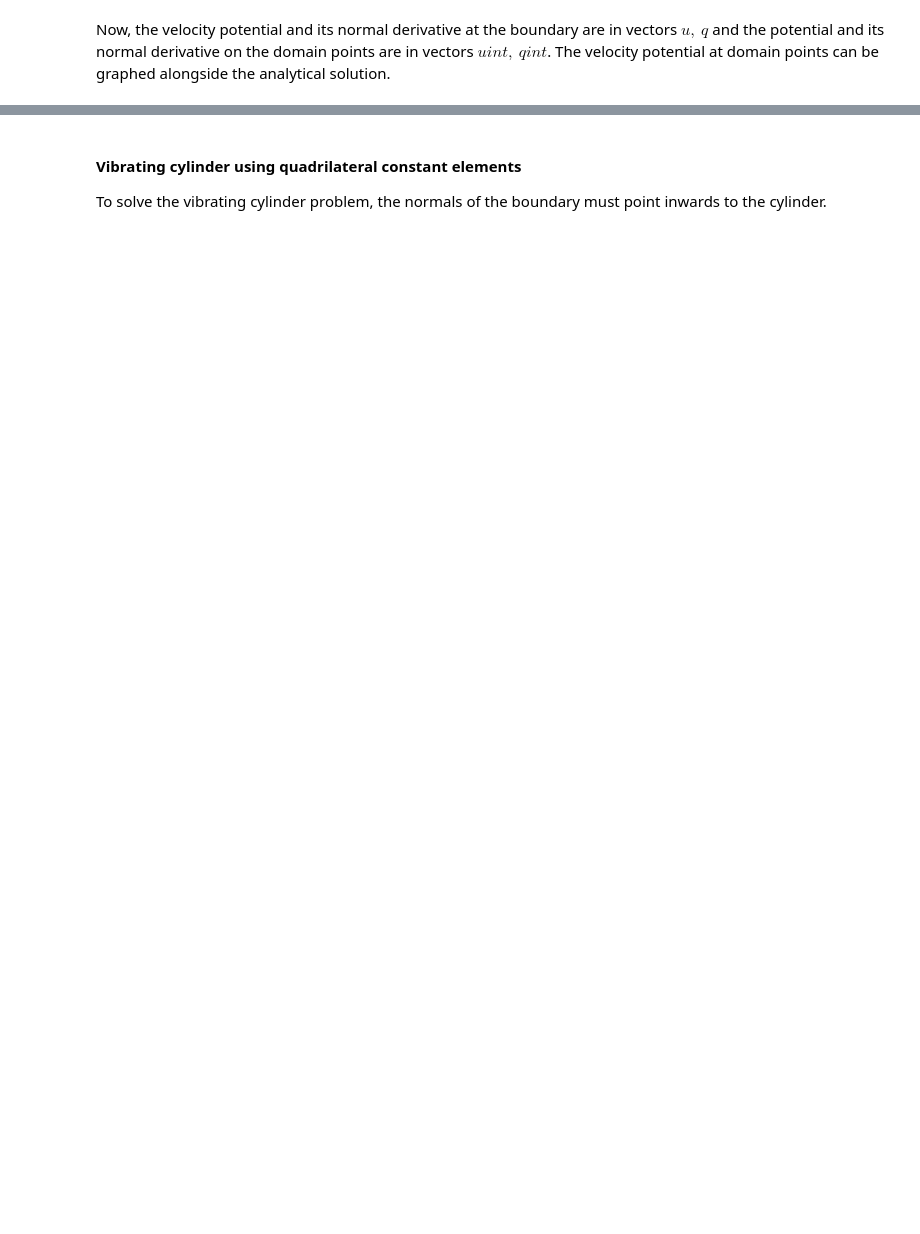
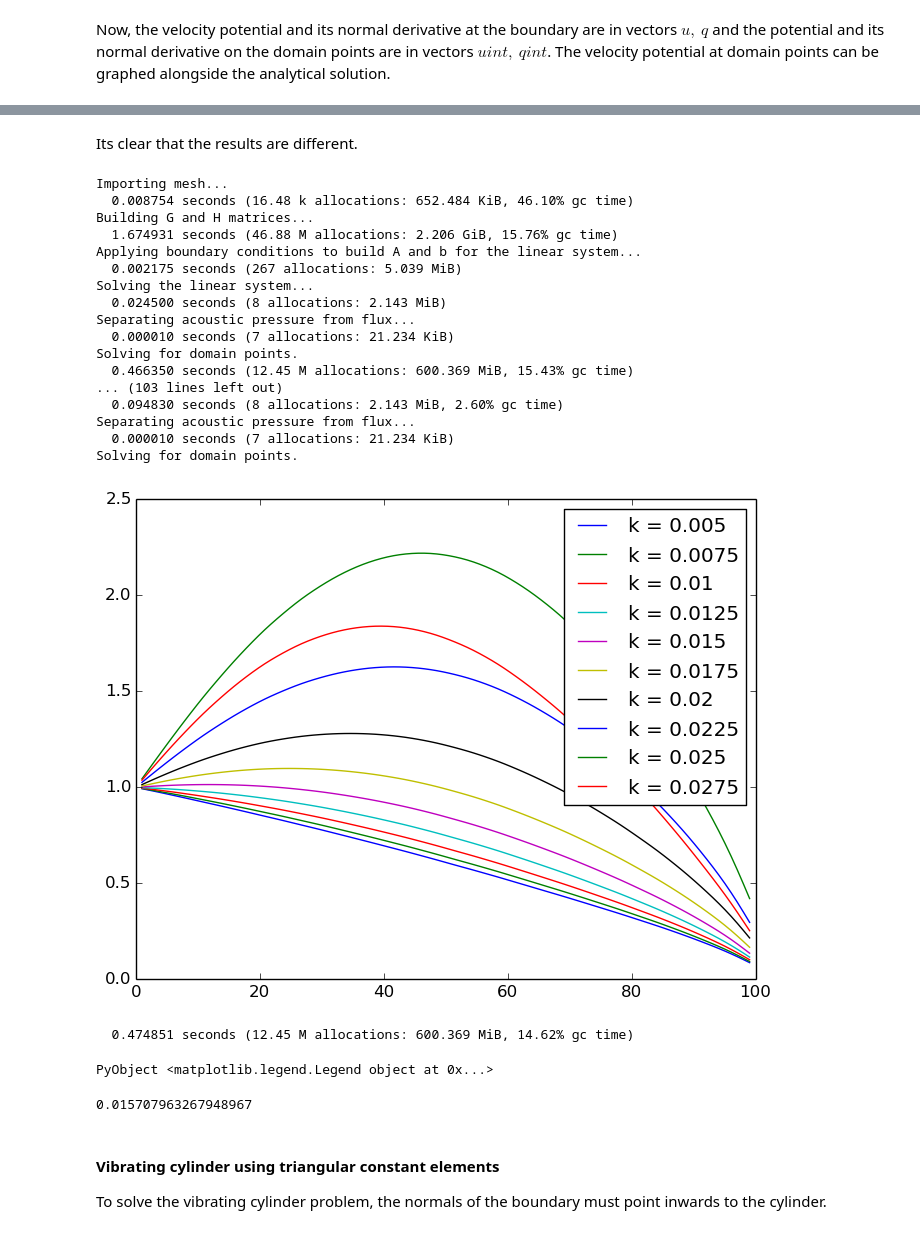
Before and after one commit to alvarocafe/BB, a Jupyter notebook: docs/note_BEM.ipynb, the cells around one changed output, grey strips where cells are left out. Saved outputs shown, nothing was run; the diff lists cells and outputs as text; code cells hidden in the pictures; blank space fills up the shorter version.

```diff
--- a/docs/note_BEM.ipynb
+++ b/docs/note_BEM.ipynb
@@ -191,5 +258,39 @@ hold(0)
+# %% [markdown]
+Its clear that the results are different.
+# %%
+for k = 0.005:0.0025:0.0275
+    uv,qv,uintv,qintv = BEM_base("../dados/cylinder_in_V_noface4.msh",PONTOS_int,BCFace_V,k,"wave");
+    plot(PONTOS_int[:,4],real(uintv),label="k = $(k)")
+    hold(1)
+end
+legend(loc=0)
+# %% [output]
+Importing mesh...
+  0.008754 seconds (16.48 k allocations: 652.484 KiB, 46.10% gc time)
+Building G and H matrices...
+  1.674931 seconds (46.88 M allocations: 2.206 GiB, 15.76% gc time)
+Applying boundary conditions to build A and b for the linear system...
+  0.002175 seconds (267 allocations: 5.039 MiB)
+Solving the linear system...
+  0.024500 seconds (8 allocations: 2.143 MiB)
+Separating acoustic pressure from flux...
+  0.000010 seconds (7 allocations: 21.234 KiB)
+Solving for domain points.
+  0.466350 seconds (12.45 M allocations: 600.369 MiB, 15.43% gc time)
+... (103 lines left out)
+  0.094830 seconds (8 allocations: 2.143 MiB, 2.60% gc time)
+Separating acoustic pressure from flux...
+  0.000010 seconds (7 allocations: 21.234 KiB)
+Solving for domain points.
+[figure, added]
+  0.474851 seconds (12.45 M allocations: 600.369 MiB, 14.62% gc time)
+PyObject <matplotlib.legend.Legend object at 0x...>
+# %%
+k
+# %% [output]
+0.015707963267948967
 # %% [markdown]
-#### Vibrating cylinder using quadrilateral constant elements
+#### Vibrating cylinder using triangular constant elements
 
 To solve the vibrating cylinder problem, the normals of the boundary must point inwards to the cylinder.
 # %%
```
Also changed, not shown: parts of 7 cells of this notebook, 3 other files.
